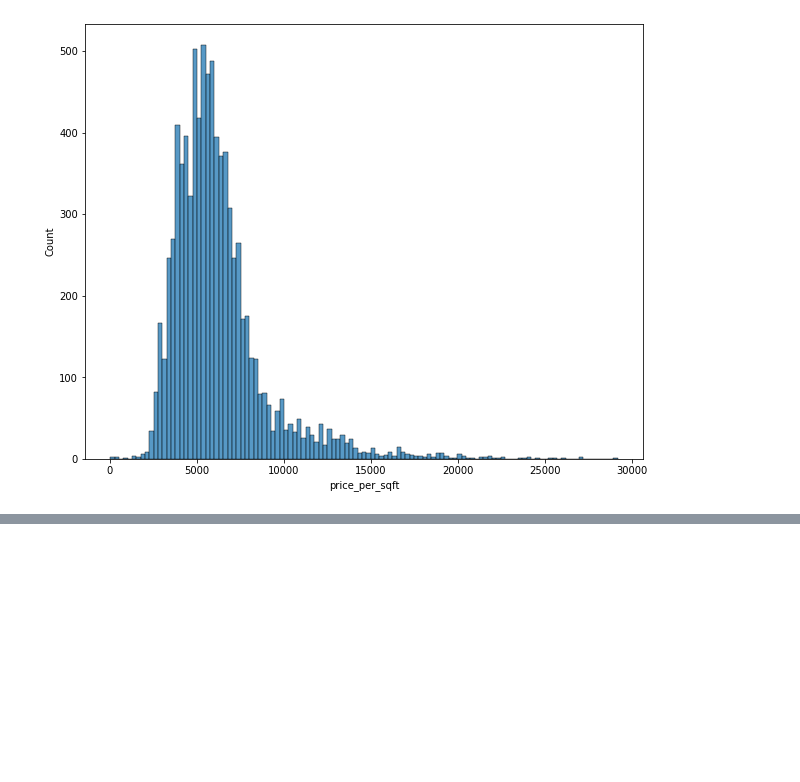
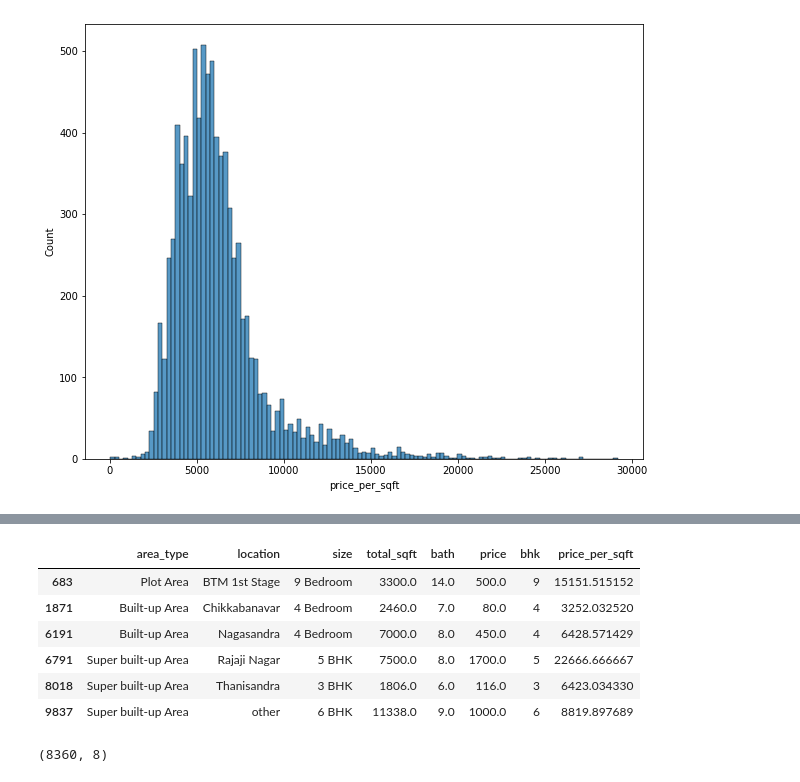
Before and after one commit to ugoswami11/Bengaluru-house-price-prediction, a Jupyter notebook: price-prediction.ipynb, the cells around one changed output, grey strips where cells are left out. Drawn from its saved outputs; the diff is of its cells as text; code cells hidden in the pictures; blank space fills up the shorter version.

```diff
--- a/price-prediction.ipynb
+++ b/price-prediction.ipynb
@@ -587,0 +618,15 @@ sns.histplot(df_v9.price_per_sqft)
+# %%
+df_v9[df_v9['bath']>df_v9['bhk']+2]
+# %% [output]
+|  | area_type | location | size | total_sqft | bath | price | bhk | price_per_sqft |
+| 683 | Plot Area | BTM 1st Stage | 9 Bedroom | 3300.0 | 14.0 | 500.0 | 9 | 15151.515152 |
+| 1871 | Built-up Area | Chikkabanavar | 4 Bedroom | 2460.0 | 7.0 | 80.0 | 4 | 3252.032520 |
+| 6191 | Built-up Area | Nagasandra | 4 Bedroom | 7000.0 | 8.0 | 450.0 | 4 | 6428.571429 |
+| 6791 | Super built-up Area | Rajaji Nagar | 5 BHK | 7500.0 | 8.0 | 1700.0 | 5 | 22666.666667 |
+| 8018 | Super built-up Area | Thanisandra | 3 BHK | 1806.0 | 6.0 | 116.0 | 3 | 6423.034330 |
+| 9837 | Super built-up Area | other | 6 BHK | 11338.0 | 9.0 | 1000.0 | 6 | 8819.897689 |
+# %%
+df_v9 = df_v9[df_v9['bath']<df_v9['bhk']+2]
+df_v9.shape
+# %% [output]
+(8360, 8)
```
Also changed, not shown: parts of 19 cells of this notebook.
